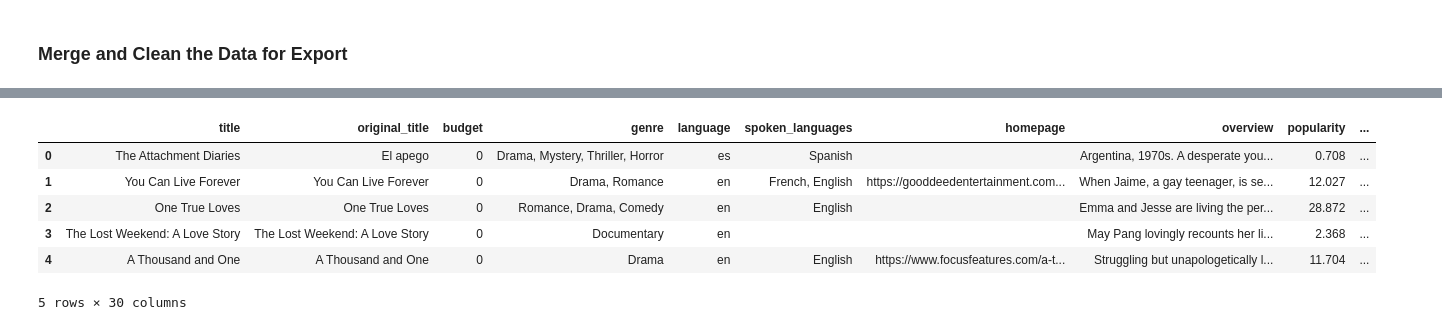
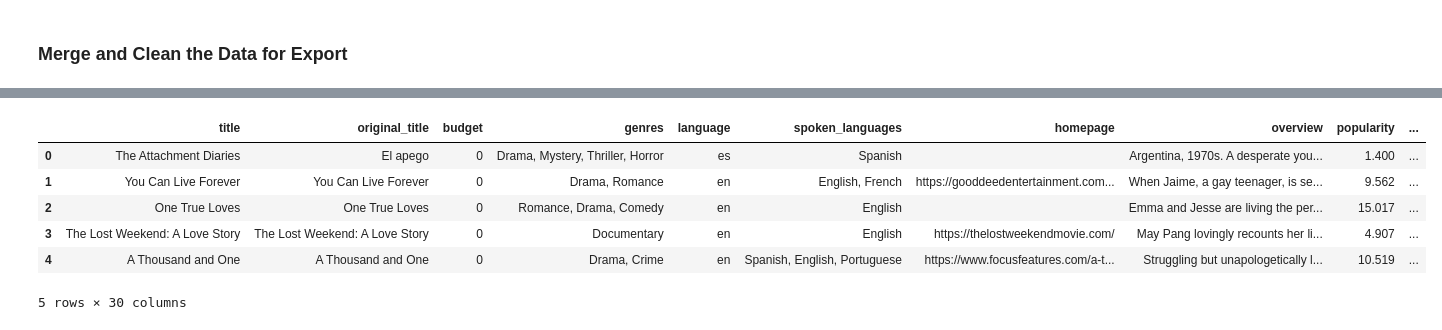
Before and after one commit to neebuntoum/data-sourcing-challenge, a Jupyter notebook: retrieve_movie_data.ipynb, the cells around one changed output, grey strips where cells are left out. Saved outputs shown, nothing was run; the diff lists cells and outputs as text; code cells hidden in the pictures.

```diff
--- a/retrieve_movie_data.ipynb
+++ b/retrieve_movie_data.ipynb
@@ -278,4 +355,6 @@ Kedi,’ Rekindling a ‘Love of Life not found.
 ]
 # %%
 # Convert the results to a DataFrame
+movies_df = pd.DataFrame(tmdb_movies_list)
+movies_df
 # %% [output]
@@ -296,4 +375,6 @@ Kedi,’ Rekindling a ‘Love of Life not found.
 ### Merge and Clean the Data for Export
 # %%
 # Merge the New York Times reviews and TMDB DataFrames on title
+merged_df = movies_df.merge(reviews_df, on="title", how="inner")
+merged_df
 # %% [output]
@@ -313,18 +394,24 @@ Kedi,’ Rekindling a ‘Love of Life not found.
 # %%
 # Remove list brackets and quotation marks on the columns containing lists
 # Create a list of the columns that need fixing
+columns_needing_fix = ["genres", "spoken_languages", "production_countries"]
 
 
 # Create a list of characters to remove
-
+characters_to_remove = ["[", "]", "'"]
 
 # Loop through the list of columns to fix
+for column in columns_needing_fix:
+    # Convert the column to type 'str'
+    merged_df[column] = merged_df[column].astype(str)
 
     # Convert the column to type 'str'
 
 
     # Loop through characters to remove
 
-
+    for character in characters_to_remove:
+        merged_df[column] = merged_df[column].str.replace(character, "")
 # Display the fixed DataFrame
+merged_df.head()
 # %% [output]
@@ -337,3 +424,5 @@ Kedi,’ Rekindling a ‘Love of Life not found.
 5 rows × 31 columns
 # %%
 # Drop "byline.person" column
+merged_df = merged_df.drop(columns="byline.person")
+merged_df.head()
@@ -340,12 +437,15 @@ Kedi,’ Rekindling a ‘Love of Life not found.
 # %%
 # Delete duplicate rows and reset index
+clean_df = merged_df.drop_duplicates()
+clean_df.reset_index()
+clean_df.head()
 # %% [output]
-|  | title | original_title | budget | genre | language | spoken_languages | homepage | overview | popularity | ... |
-| 0 | The Attachment Diaries | El apego | 0 | Drama, Mystery, Thriller, Horror | es | Spanish |  | Argentina, 1970s. A desperate you... | 0.708 | ... |
-| 1 | You Can Live Forever | You Can Live Forever | 0 | Drama, Romance | en | French, English | https://gooddeedentertainment.com... | When Jaime, a gay teenager, is se... | 12.027 | ... |
-| 2 | One True Loves | One True Loves | 0 | Romance, Drama, Comedy | en | English |  | Emma and Jesse are living the per... | 28.872 | ... |
-| 3 | The Lost Weekend: A Love Story | The Lost Weekend: A Love Story | 0 | Documentary | en |  |  | May Pang lovingly recounts her li... | 2.368 | ... |
-| 4 | A Thousand and One | A Thousand and One | 0 | Drama | en | English | https://www.focusfeatures.com/a-t... | Struggling but unapologetically l... | 11.704 | ... |
+|  | title | original_title | budget | genres | language | spoken_languages | homepage | overview | popularity | ... |
+| 0 | The Attachment Diaries | El apego | 0 | Drama, Mystery, Thriller, Horror | es | Spanish |  | Argentina, 1970s. A desperate you... | 1.400 | ... |
+| 1 | You Can Live Forever | You Can Live Forever | 0 | Drama, Romance | en | English, French | https://gooddeedentertainment.com... | When Jaime, a gay teenager, is se... | 9.562 | ... |
+| 2 | One True Loves | One True Loves | 0 | Romance, Drama, Comedy | en | English |  | Emma and Jesse are living the per... | 15.017 | ... |
+| 3 | The Lost Weekend: A Love Story | The Lost Weekend: A Love Story | 0 | Documentary | en | English | https://thelostweekendmovie.com/ | May Pang lovingly recounts her li... | 4.907 | ... |
+| 4 | A Thousand and One | A Thousand and One | 0 | Drama, Crime | en | Spanish, English, Portuguese | https://www.focusfeatures.com/a-t... | Struggling but unapologetically l... | 10.519 | ... |
 5 rows × 30 columns
 # %%
 # Export data to CSV without the index
```
Also changed, not shown: parts of 15 cells of this notebook, 1 other file.
